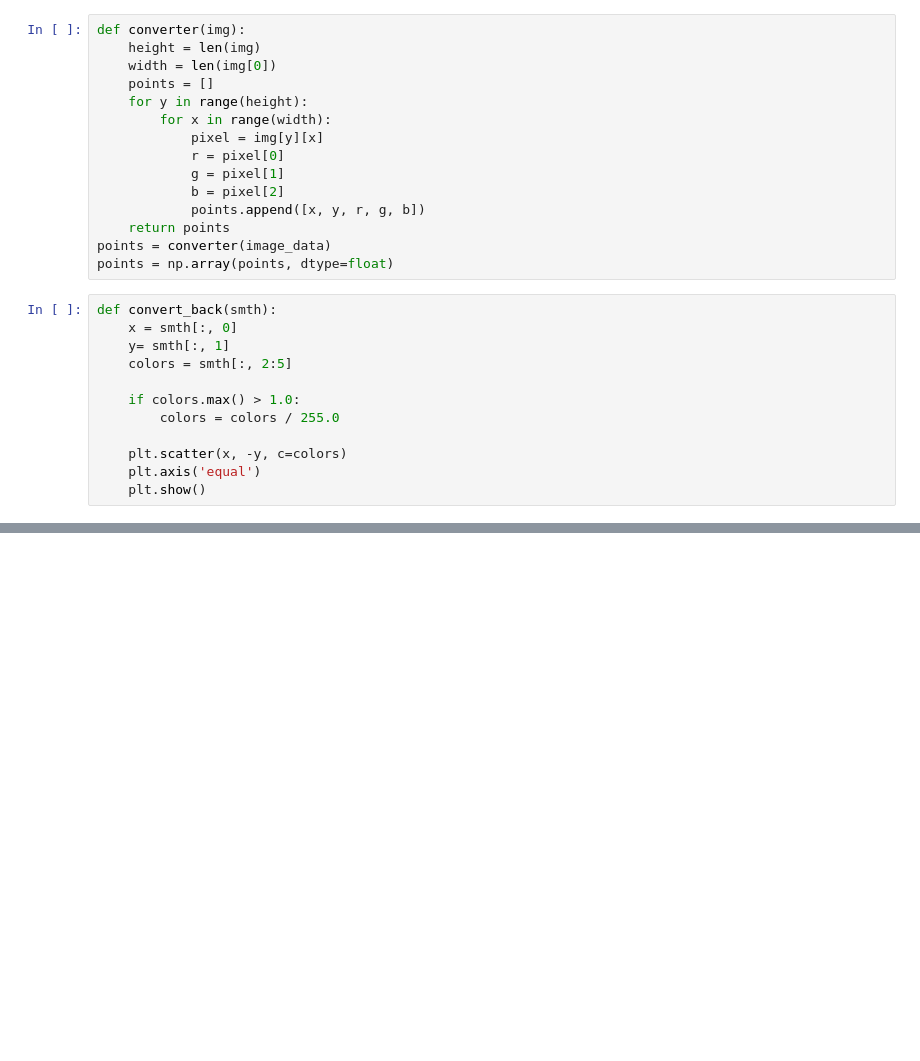
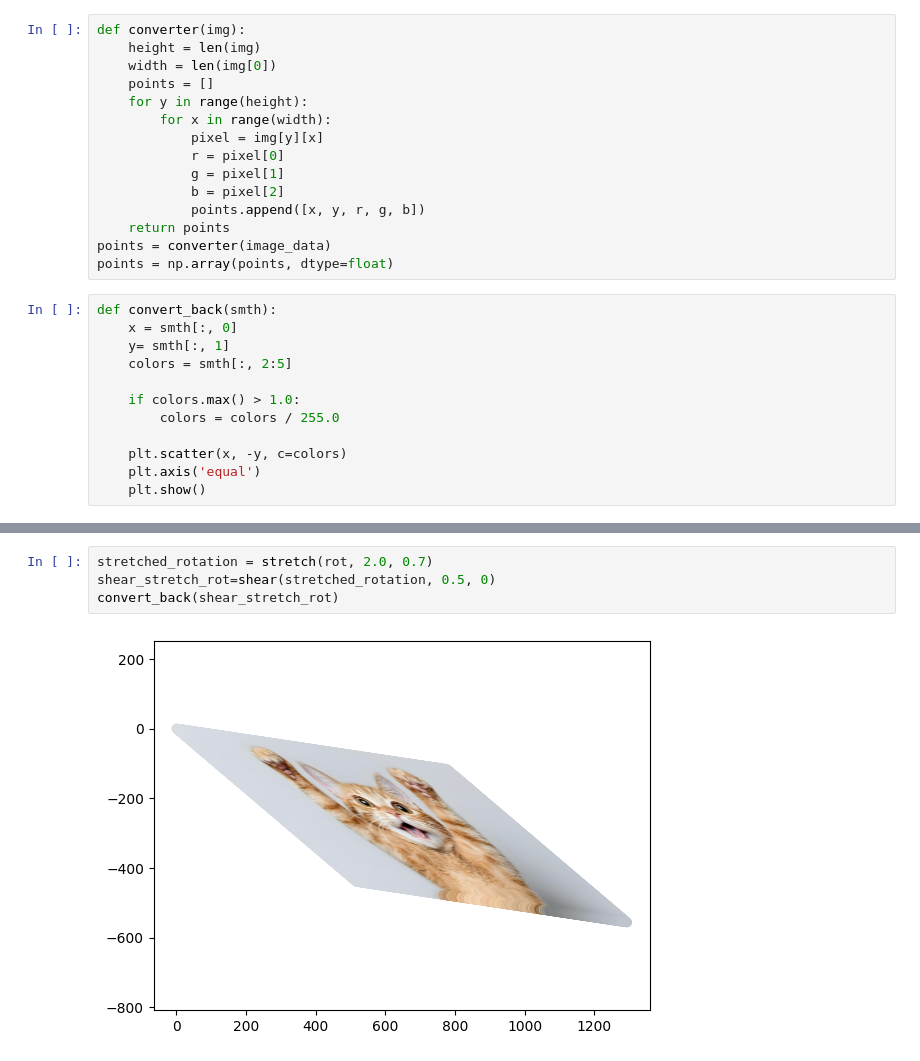
Before and after one commit to AnnaAkhlamova/lab1_linear_algebra, a Jupyter notebook: lab1.ipynb, the cells around one changed output, grey strips where cells are left out. Saved outputs shown, nothing was run; the diff lists cells and outputs as text; blank space fills up the shorter version.

```diff
--- a/lab1.ipynb
+++ b/lab1.ipynb
@@ -104,2 +104,8 @@ convert_back(ref)
 # %% [output]
 [figure]
+# %%
+stretched_rotation = stretch(rot, 2.0, 0.7)
+shear_stretch_rot=shear(stretched_rotation, 0.5, 0)
+convert_back(shear_stretch_rot)
+# %% [output]
+[figure, added]
```
Also changed, not shown: parts of 11 cells of this notebook.
